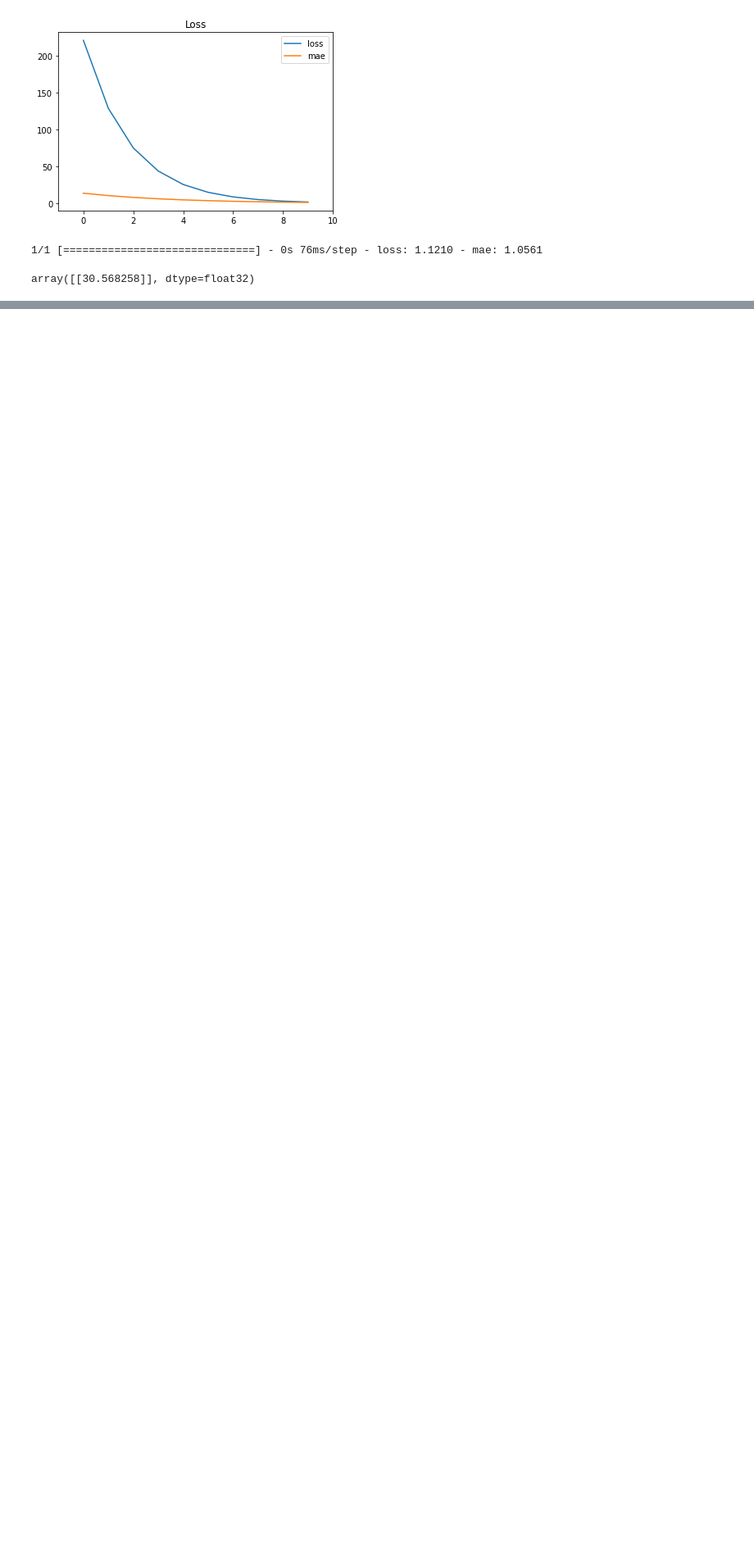
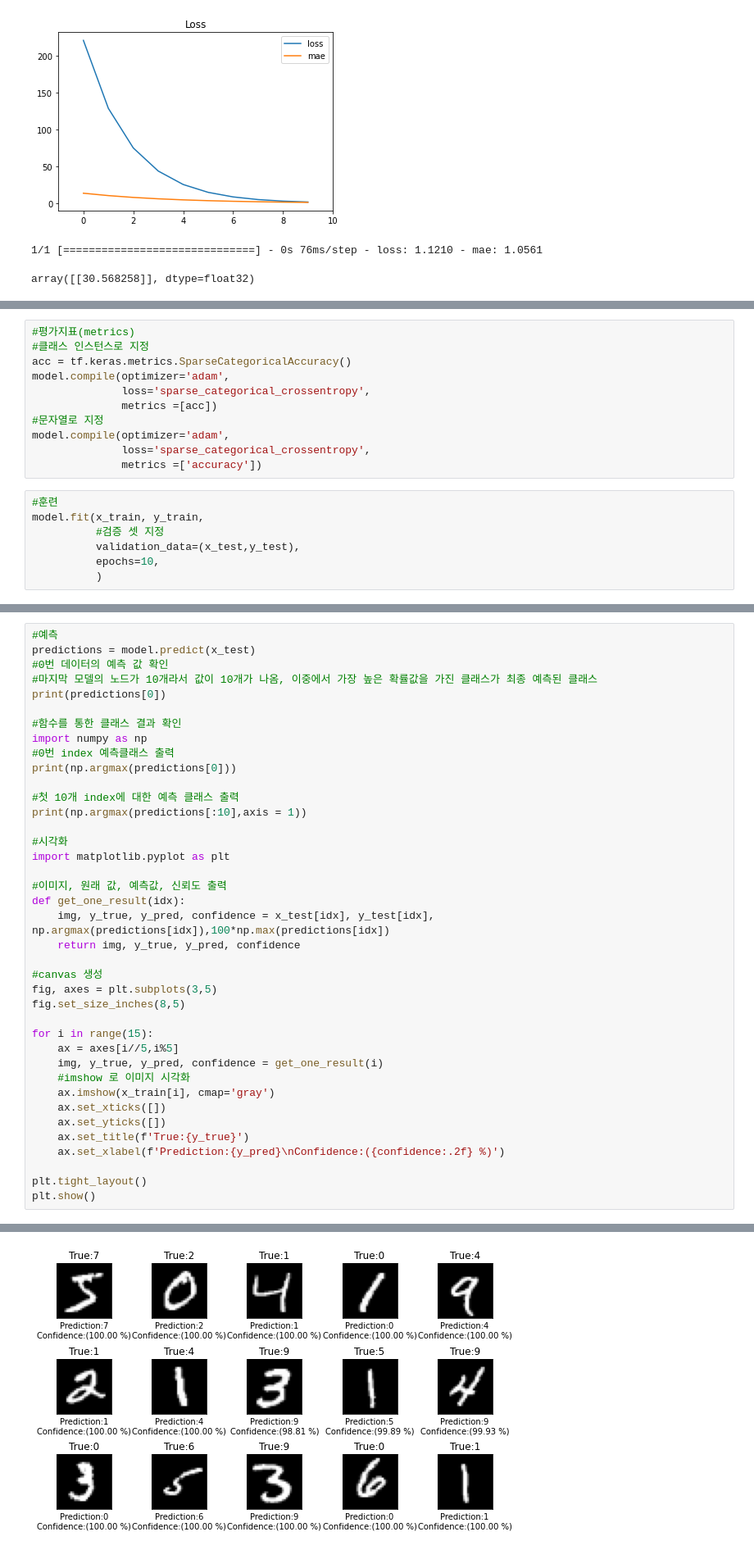
Before and after one commit to limit9895/Study, a Jupyter notebook: Tensorflow_study.ipynb, the cells around one changed output, grey strips where cells are left out. Shown at 82% size. Saved outputs shown, nothing was run; the diff lists cells and outputs as text; blank space fills up the shorter version.

```diff
--- a/Tensorflow_study.ipynb
+++ b/Tensorflow_study.ipynb
@@ -651,0 +761,18 @@ array([[30.568258]], dtype=float32)
+# %%
+#평가지표(metrics)
+#클래스 인스턴스로 지정
+acc = tf.keras.metrics.SparseCategoricalAccuracy()
+model.compile(optimizer='adam',
+              loss='sparse_categorical_crossentropy',
+              metrics =[acc])
+#문자열로 지정
+model.compile(optimizer='adam',
+              loss='sparse_categorical_crossentropy',
+              metrics =['accuracy'])
+# %%
+#훈련
+model.fit(x_train, y_train,
+          #검증 셋 지정
+          validation_data=(x_test,y_test),
+          epochs=10,
+          )
@@ -651,0 +809,40 @@ array([[30.568258]], dtype=float32)
+# %%
+#예측
+predictions = model.predict(x_test)
+#0번 데이터의 예측 값 확인
+#마지막 모델의 노드가 10개라서 값이 10개가 나옴, 이중에서 가장 높은 확률값을 가진 클래스가 최종 예측된 클래스
+print(predictions[0])
+
+#함수를 통한 클래스 결과 확인
+import numpy as np
+#0번 index 예측클래스 출력
+print(np.argmax(predictions[0]))
+
+#첫 10개 index에 대한 예측 클래스 출력
+print(np.argmax(predictions[:10],axis = 1))
+
+#시각화
+import matplotlib.pyplot as plt
+
+#이미지, 원래 값, 예측값, 신뢰도 출력
+def get_one_result(idx):
+    img, y_true, y_pred, confidence = x_test[idx], y_test[idx], np.argmax(predictions[idx]),100*np.max(predictions[idx])
+    return img, y_true, y_pred, confidence
+
+#canvas 생성
+fig, axes = plt.subplots(3,5)
+fig.set_size_inches(8,5)
+
+for i in range(15):
+    ax = axes[i//5,i%5]
+    img, y_true, y_pred, confidence = get_one_result(i)
+    #imshow 로 이미지 시각화
+    ax.imshow(x_train[i], cmap='gray')
+    ax.set_xticks([])
+    ax.set_yticks([])
+    ax.set_title(f'True:{y_true}')
+    ax.set_xlabel(f'Prediction:{y_pred}\nConfidence:({confidence:.2f} %)')
+
+plt.tight_layout()
+plt.show()
+# %% [output]
@@ -651,0 +853 @@ array([[30.568258]], dtype=float32)
+[figure, added]
```
Also changed, not shown: parts of 10 cells of this notebook.
